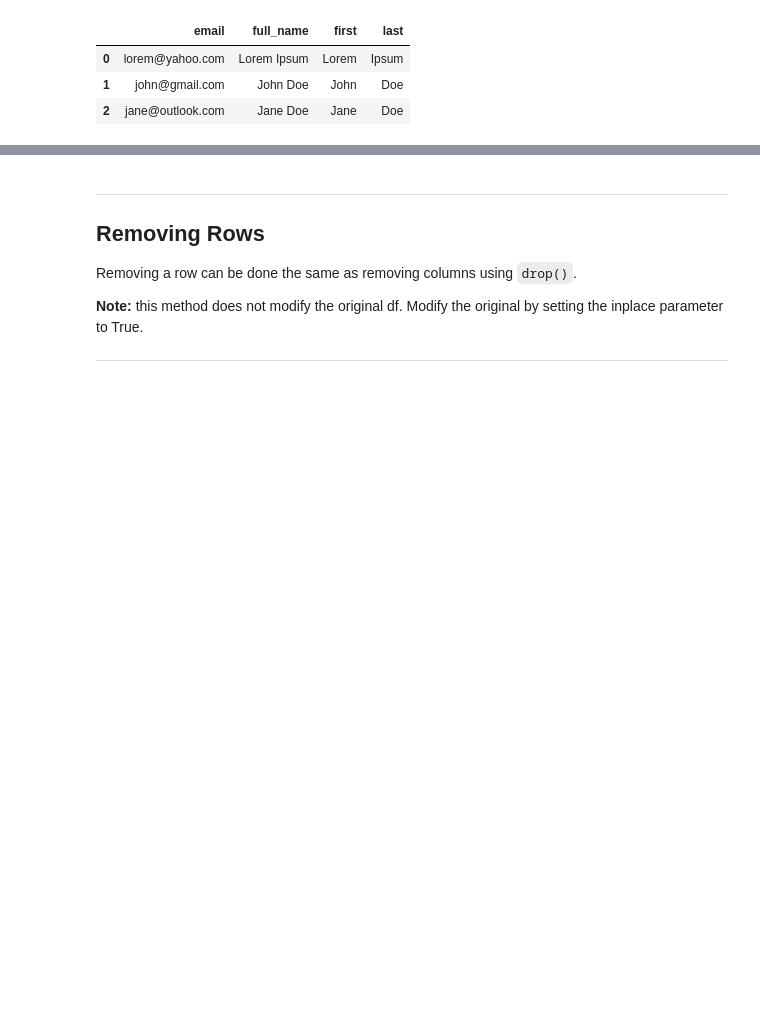
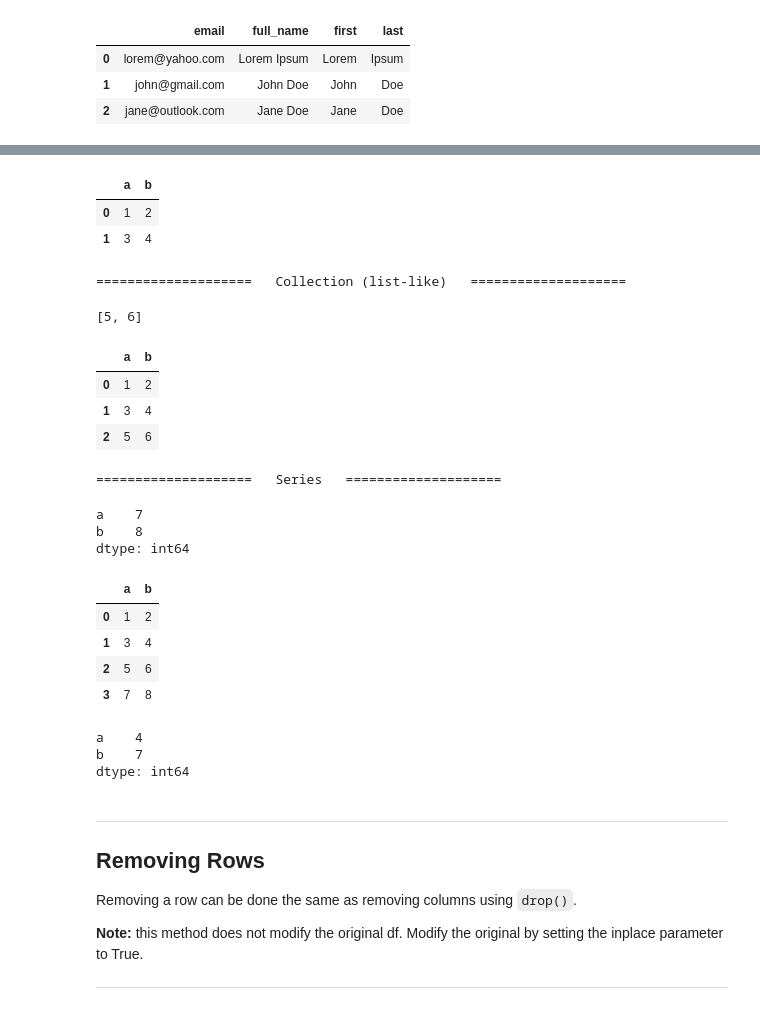
Before and after one commit to thandora/pandas-notes, a Jupyter notebook: pandas_06.ipynb, the cells around one changed output, grey strips where cells are left out. Cells and saved outputs as stored; diff of their text form; code cells hidden in the pictures; blank space fills up the shorter version.

```diff
--- a/pandas_06.ipynb
+++ b/pandas_06.ipynb
@@ -264,3 +328,48 @@ dtype: int64
+# %%
+display(df2)
+
+# Using list-like data
+printhr("  Collection (list-like)  ")
+new_row = [5, 6]
+df2.loc[2] = new_row
+
+display(new_row)
+display(df2)
+
+
+# Using series
+printhr("  Series  ")
+new_row = pd.Series({"a": 7, "b": 8})
+df2.loc[3] = new_row
+
+display(new_row)
+display(df2)
+# %% [output]
+|  | a | b |
+| 0 | 1 | 2 |
+| 1 | 3 | 4 |
+====================   Collection (list-like)   ====================
+[5, 6]
+|  | a | b |
+| 0 | 1 | 2 |
+| 1 | 3 | 4 |
+| 2 | 5 | 6 |
+====================   Series   ====================
+a    7
+b    8
+dtype: int64
+|  | a | b |
+| 0 | 1 | 2 |
+| 1 | 3 | 4 |
+| 2 | 5 | 6 |
+| 3 | 7 | 8 |
+# %%
+new_row = pd.Series({'a': 4, 'b': 7})
+new_row
+# %% [output]
+a    4
+b    7
+dtype: int64
 # %% [markdown]
 ---
 ## Removing Rows
```
Also changed, not shown: parts of 11 cells of this notebook.
